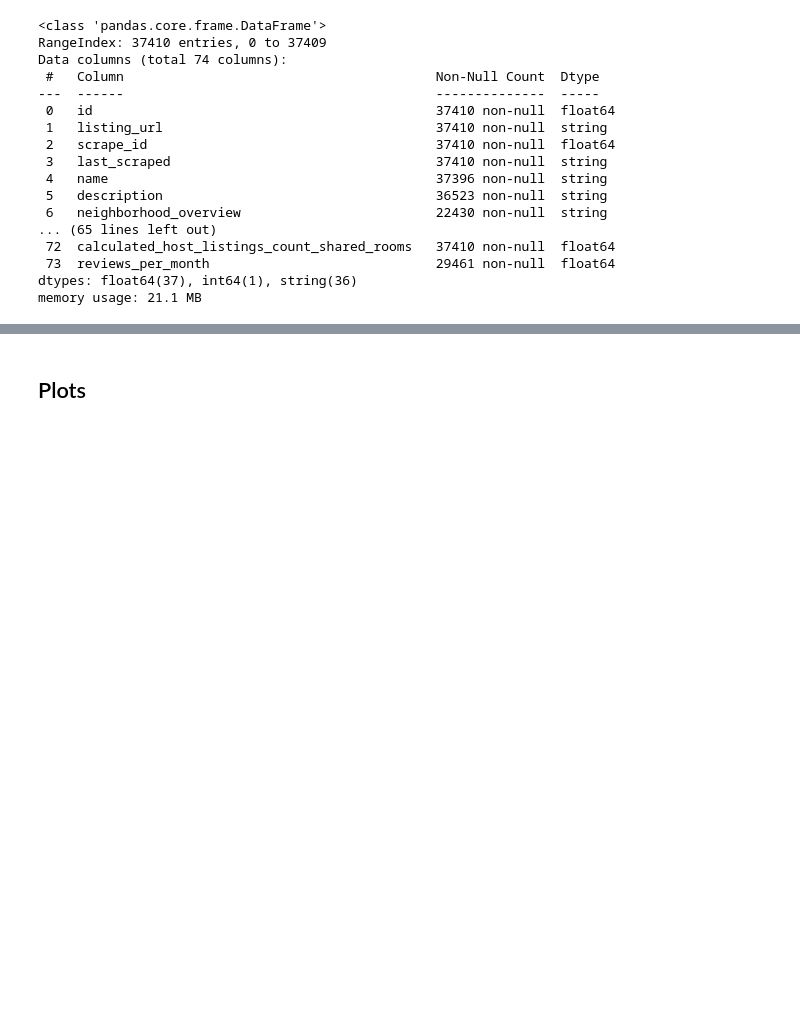
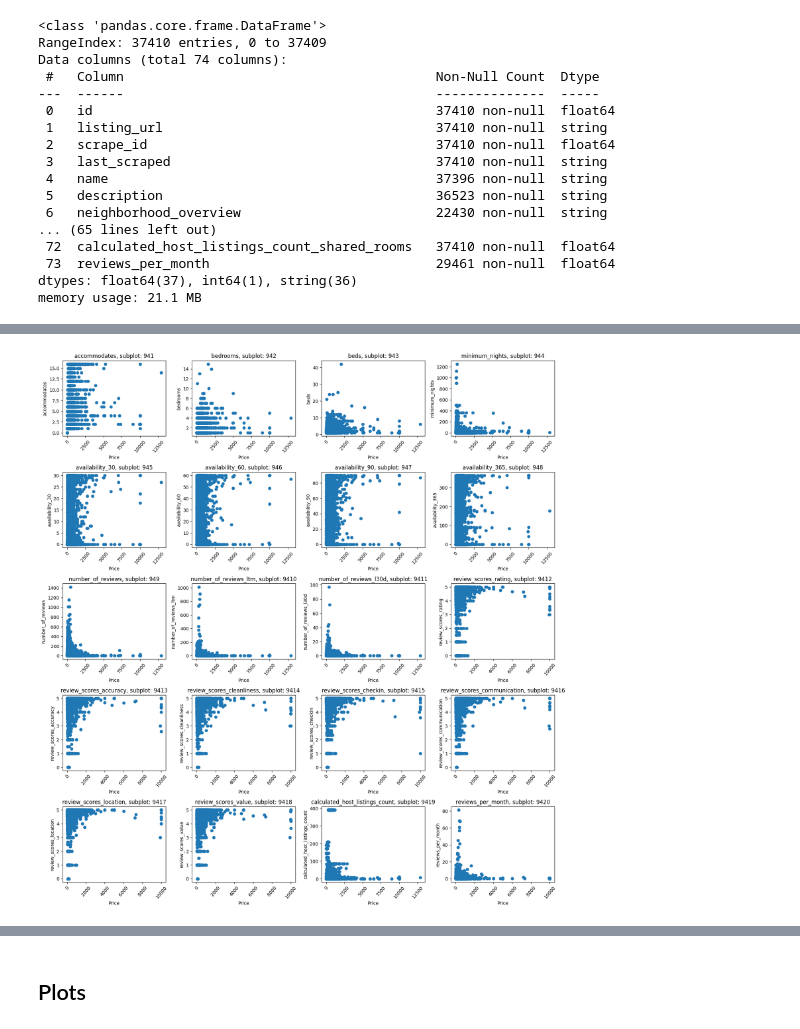
Before and after one commit to vicotriangle/victoria_data606, a Jupyter notebook: eda_streamlit_current.ipynb, the cells around one changed output, grey strips where cells are left out. Cells and saved outputs as stored; diff of their text form; code cells hidden in the pictures; blank space fills up the shorter version.

```diff
--- a/eda_streamlit_current.ipynb
+++ b/eda_streamlit_current.ipynb
@@ -156,0 +206,43 @@ Observations:
+# %%
+#Create plots for price against all other numerical fields to see if there are any obvious correlations
+abnb_test1 = abnb.copy() #create new dataframe for scatter plot that reformats price
+abnb_test1['price'] = abnb_test1['price'].str.replace(',', '', regex=True).str.replace('$', '', regex=True).astype(float) #convert price field to float without dollar sign
+
+#remove fields that are not relevant to price
+abnb_test1.drop(columns=['name', 'description','neighborhood_overview','host_id','host_name','host_location','host_about',
+            'host_response_time','host_listings_count', 'host_since', 'host_response_rate','host_acceptance_rate',
+            'host_has_profile_pic','host_identity_verified','maximum_nights','has_availability','instant_bookable',
+            'listing_url', 'scrape_id', 'last_scraped', 'picture_url', 'host_url', 'host_thumbnail_url','license',
+            'host_picture_url', 'host_neighbourhood', 'host_verifications', 'neighbourhood', 'calendar_updated',
+            'minimum_minimum_nights', 'maximum_minimum_nights', 'minimum_maximum_nights', 'maximum_maximum_nights',
+            'minimum_nights_avg_ntm', 'maximum_nights_avg_ntm', 'calendar_last_scraped', 'bathrooms',
+            'calculated_host_listings_count_entire_homes','first_review','last_review', 'calculated_host_listings_count_private_rooms',
+            'calculated_host_listings_count_shared_rooms','host_total_listings_count'], inplace=True)
+
+
+y = abnb_test1['price'] #all charts will be against price column as y axis
+col=list(abnb_test1.select_dtypes(include=[float, int]).columns)
+col.remove('price') #do not plot price vs price
+col.remove('id') #do not plot id vs price - meaningless
+col.remove('longitude') #do not plot longitude vs price - meaningless
+col.remove('latitude') #do not plot latitude vs price - meaningless
+
+a = 9  # rows
+b = 4  # columns
+c = 1  # initial count
+
+fig = plt.figure(figsize=(16,30))
+
+#Create subplots for every numerical field against price
+for i in col:
+    plt.subplot(a, b, c)
+    plt.scatter(y, abnb_test1[i])
+    plt.title('{}, subplot: {}{}{}'.format(i, a, b, c))
+    plt.ylabel(i)
+    plt.xlabel("Price")
+    plt.xticks(rotation = 50)
+    c = c + 1
+fig.tight_layout() #adjust spacing of labels to readable
+plt.show()
+# %% [output]
+[figure, added]
```
Also changed, not shown: parts of 127 cells of this notebook.
